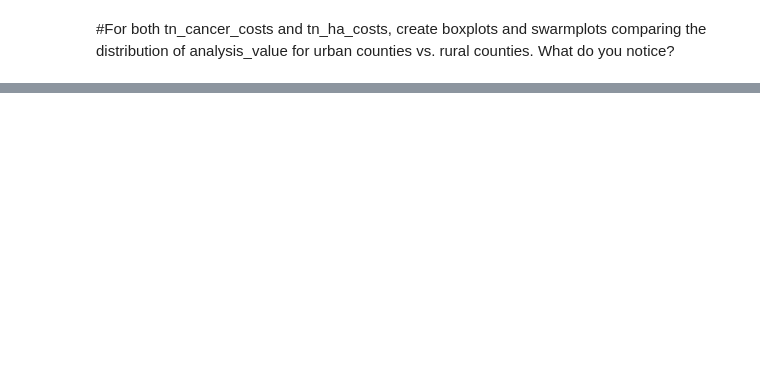
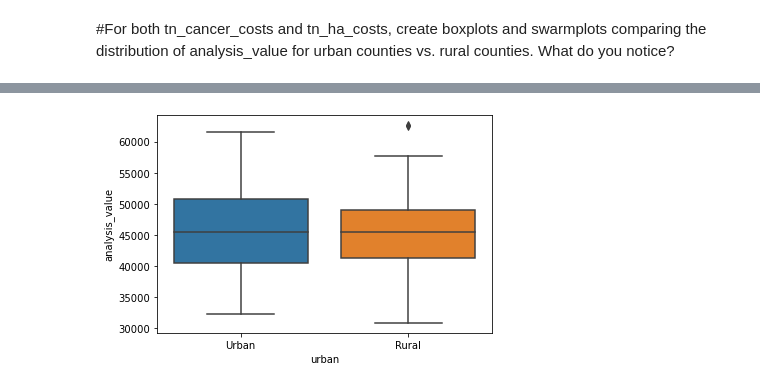
Before and after one commit to vngwa/data-science-essentials-3, a Jupyter notebook: notebooks/Week_1.ipynb, the cells around one changed output, grey strips where cells are left out. Saved outputs shown, nothing was run; the diff lists cells and outputs as text; code cells hidden in the pictures; blank space fills up the shorter version.

```diff
--- a/notebooks/Week_1.ipynb
+++ b/notebooks/Week_1.ipynb
@@ -494 +493,5 @@ tn_ha_costs.boxplot(column='analysis_value', by='urban')
+# %%
+tn_ha_costs_boxplot= sns.boxplot(y='analysis_value', x='urban', data=tn_ha_costs)
+# %% [output]
+[figure, added]
 # %%
```
Also changed, not shown: parts of 29 cells of this notebook.
